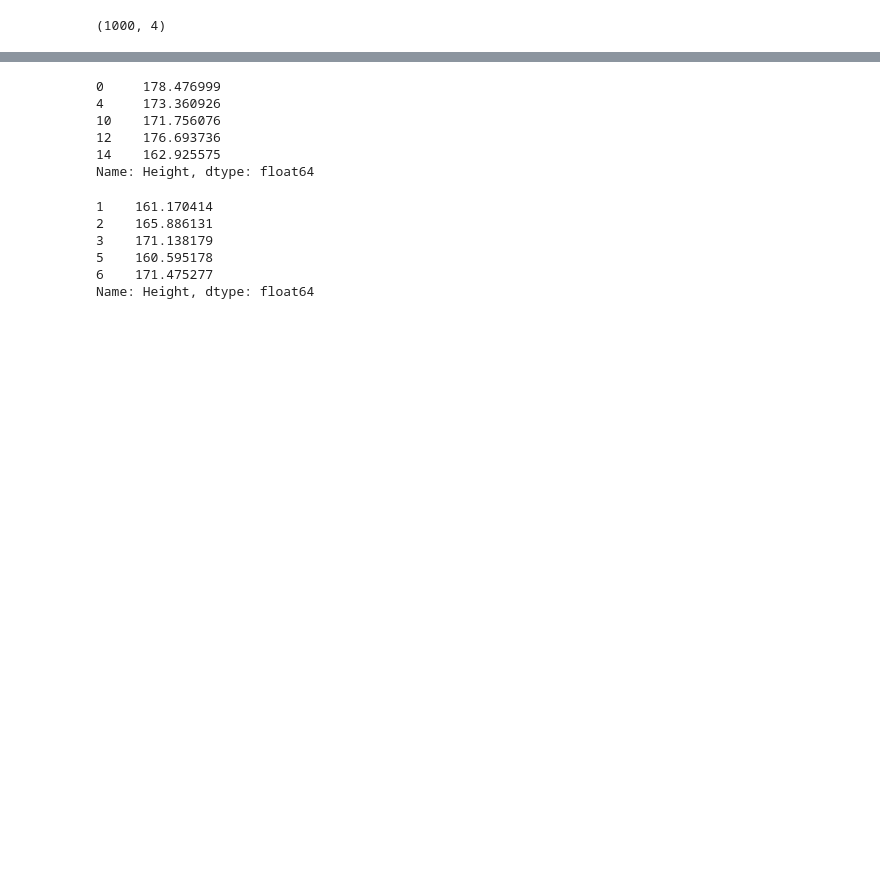
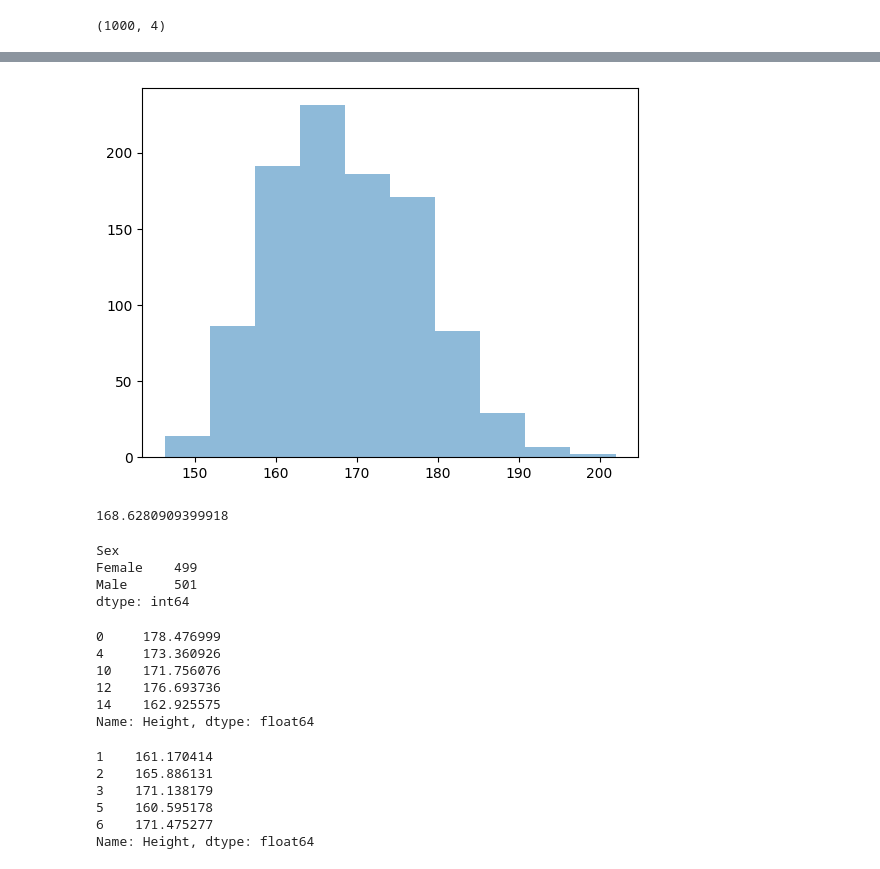
Before and after one commit to alysultan/AUC-Fundamentals-of-Data-Science-II-Spring-2023, a Jupyter notebook: examples/heights-and-weights/sex_height_weight.ipynb, the cells around one changed output, grey strips where cells are left out. Cells and saved outputs as stored; diff of their text form; code cells hidden in the pictures; blank space fills up the shorter version.

```diff
--- a/examples/heights-and-weights/sex_height_weight.ipynb
+++ b/examples/heights-and-weights/sex_height_weight.ipynb
@@ -31 +30,17 @@ dtype: int64
+# %%
+pyplot.hist(df['Height'], alpha=0.5) # Histogram for the population (males and females) heights
+pyplot.show()
+# %% [output]
+[figure, added]
+# %%
+np.mean(df['Height']) # mean of the  population height (males and females, together)
+# %% [output]
+168.6280909399918
+# %%
+df.groupby('Sex').size() # Group by Sex to find how many rows for each sex
+# %% [output]
+Sex
+Female    499
+Male      501
+dtype: int64
 # %%
```
Also changed, not shown: parts of 24 cells of this notebook.
